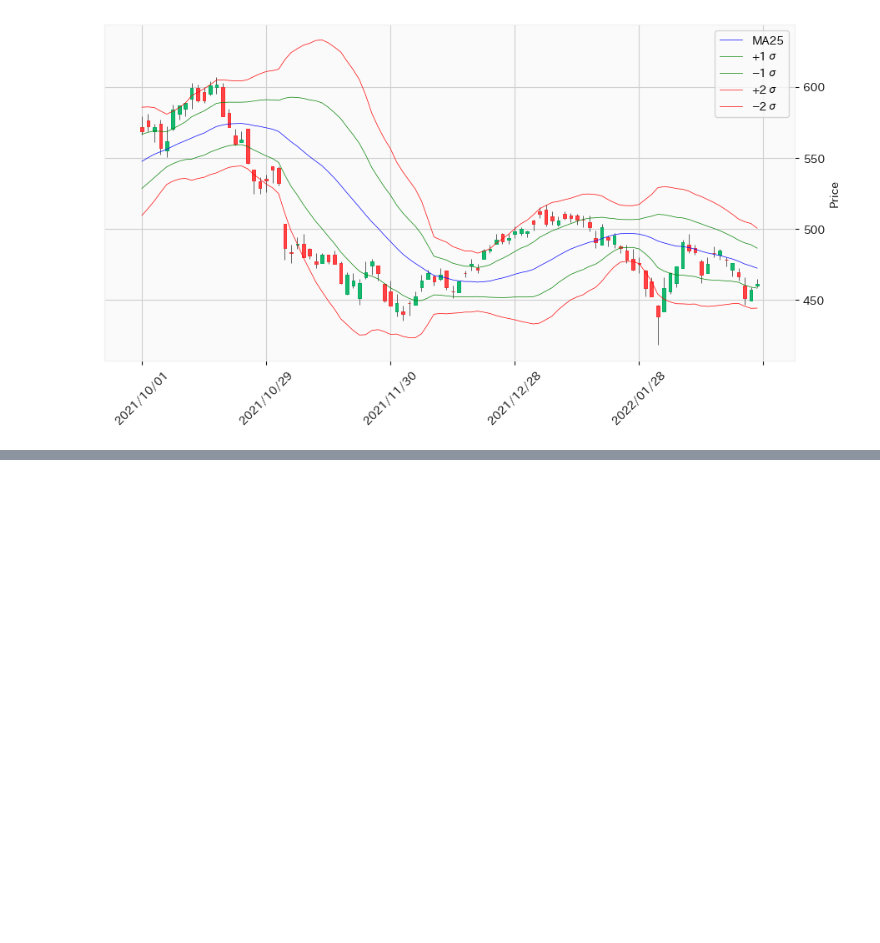
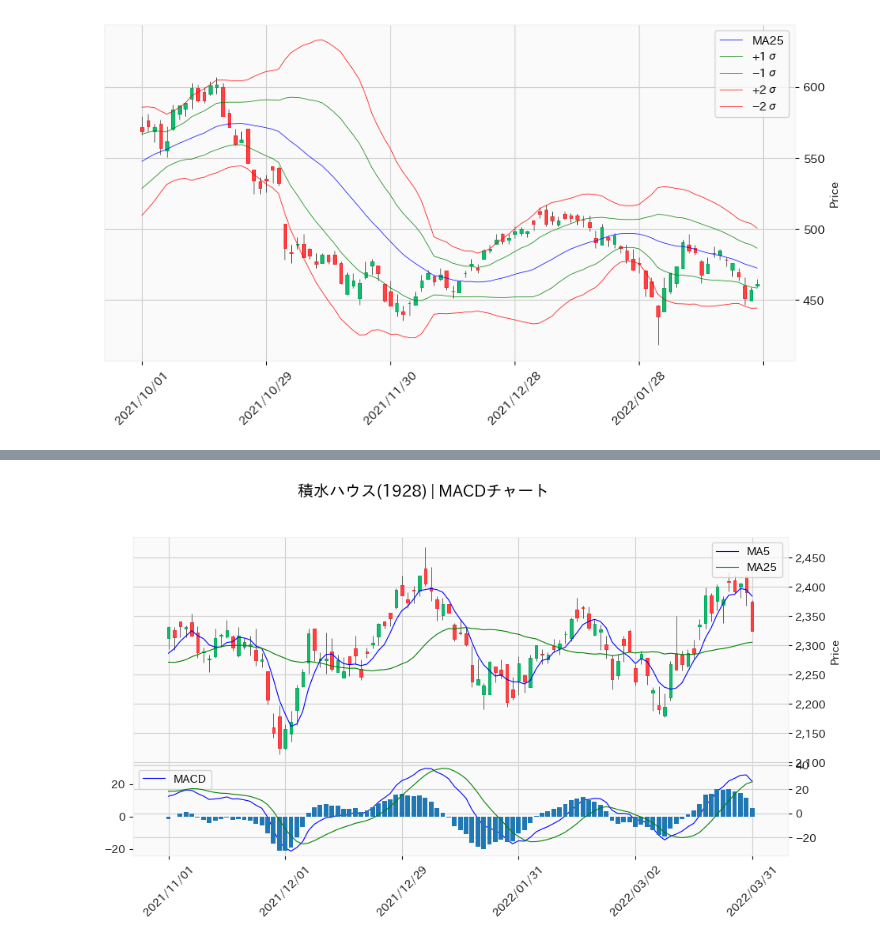
Before and after one commit to hirokimituya/stock-price-analysis, a Jupyter notebook: technical_analysis/株価分析.ipynb, the cells around one changed output, grey strips where cells are left out. Cells and saved outputs as stored; diff of their text form; code cells hidden in the pictures; blank space fills up the shorter version.

```diff
--- a/technical_analysis/株価分析.ipynb
+++ b/technical_analysis/株価分析.ipynb
@@ -238,0 +258,4 @@ show_plot(2929, '2021-12-1', '2022-3-31', sma=[5, 25], title='ファーマフー
+# %%
+show_plot(1928, '2021-11-1', '2022-3-31', sma=[5, 25], macd=[12, 26, 9], title='積水ハウス(1928) | MACDチャート')
+# %% [output]
+[figure, added]
```
Also changed, not shown: parts of 6 cells of this notebook.
